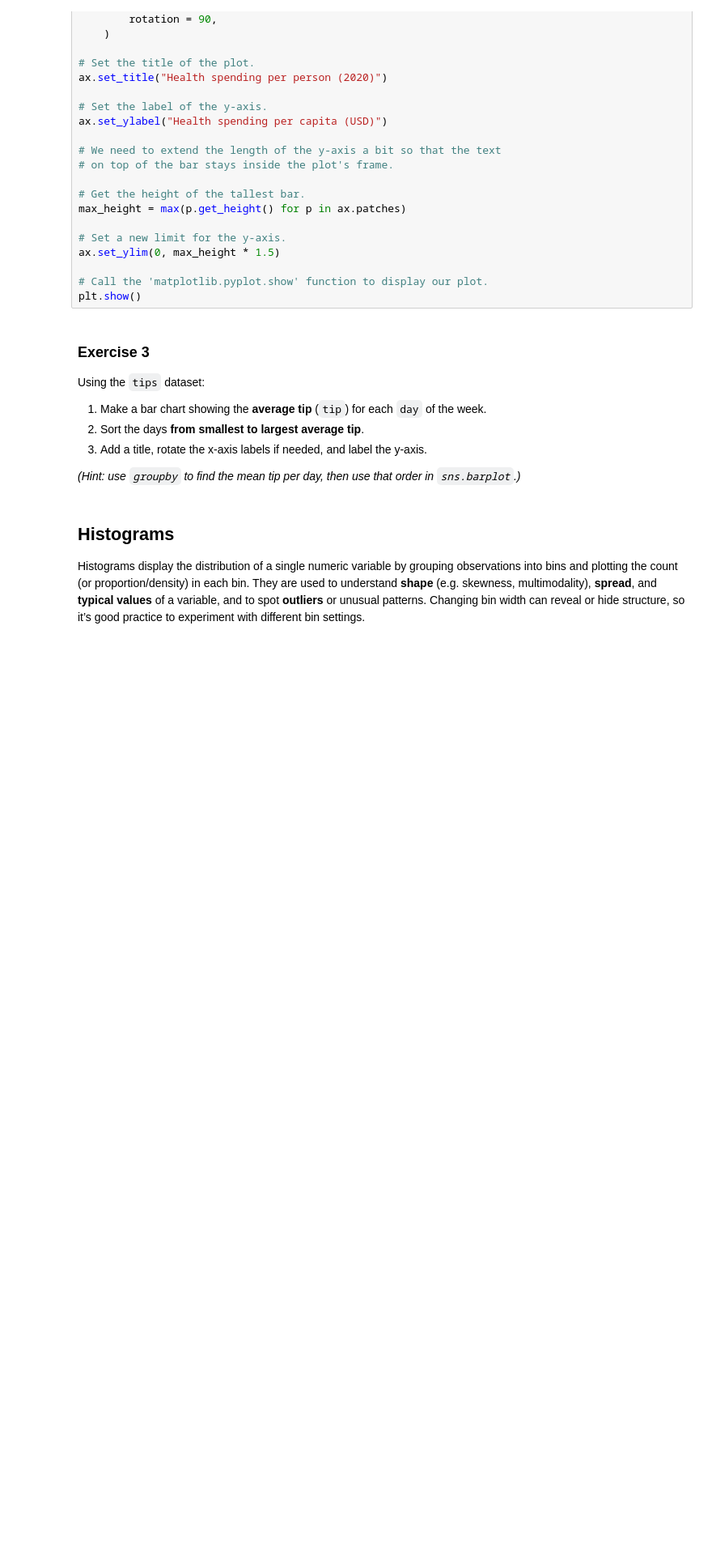
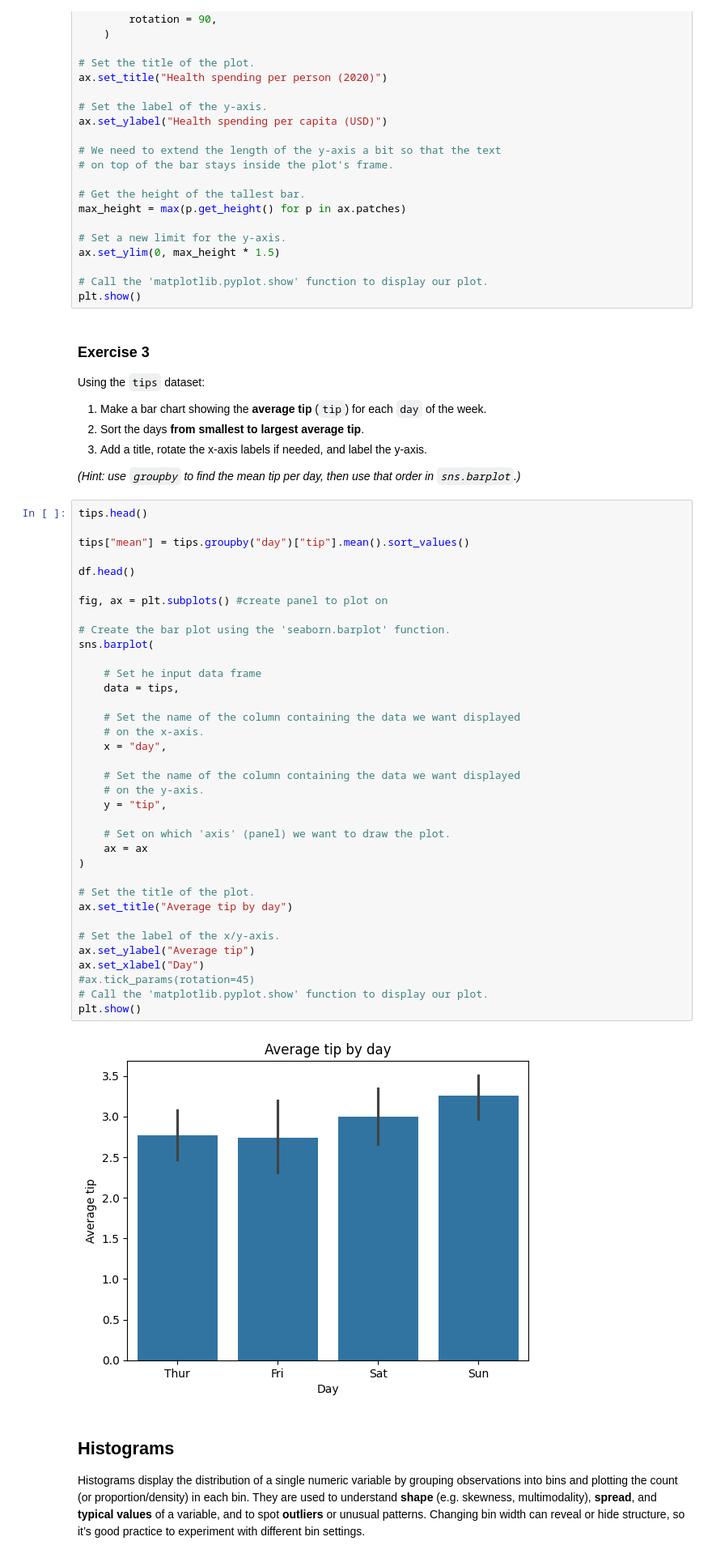
Before and after one commit to Niknyg/Niknyg, a Jupyter notebook: Visualizations/visualization.ipynb, the cells around one changed output. Shown at 81% size. Cells and saved outputs as stored; diff of their text form; blank space fills up the shorter version.

```diff
--- a/Visualizations/visualization.ipynb
+++ b/Visualizations/visualization.ipynb
@@ -863,6 +863,44 @@ Using the `tips` dataset:
 3. Add a title, rotate the x-axis labels if needed, and label the y-axis.
 
 *(Hint: use `groupby` to find the mean tip per day, then use that order in `sns.barplot`.)*
+# %%
+tips.head()
+
+tips["mean"] = tips.groupby("day")["tip"].mean().sort_values()
+
+df.head()
+
+fig, ax = plt.subplots() #create panel to plot on
+
+# Create the bar plot using the 'seaborn.barplot' function.
+sns.barplot(
+
+    # Set he input data frame
+    data = tips,
+
+    # Set the name of the column containing the data we want displayed
+    # on the x-axis.
+    x = "day",
+
+    # Set the name of the column containing the data we want displayed
+    # on the y-axis.
+    y = "tip",
+
+    # Set on which 'axis' (panel) we want to draw the plot.
+    ax = ax
+)
+
+# Set the title of the plot.
+ax.set_title("Average tip by day")
+
+# Set the label of the x/y-axis.
+ax.set_ylabel("Average tip")
+ax.set_xlabel("Day")
+#ax.tick_params(rotation=45)
+# Call the 'matplotlib.pyplot.show' function to display our plot.
+plt.show()
+# %% [output]
+[figure, added]
 # %% [markdown]
 ## Histograms
 
```
Also changed, not shown: parts of 1 cell of this notebook.
